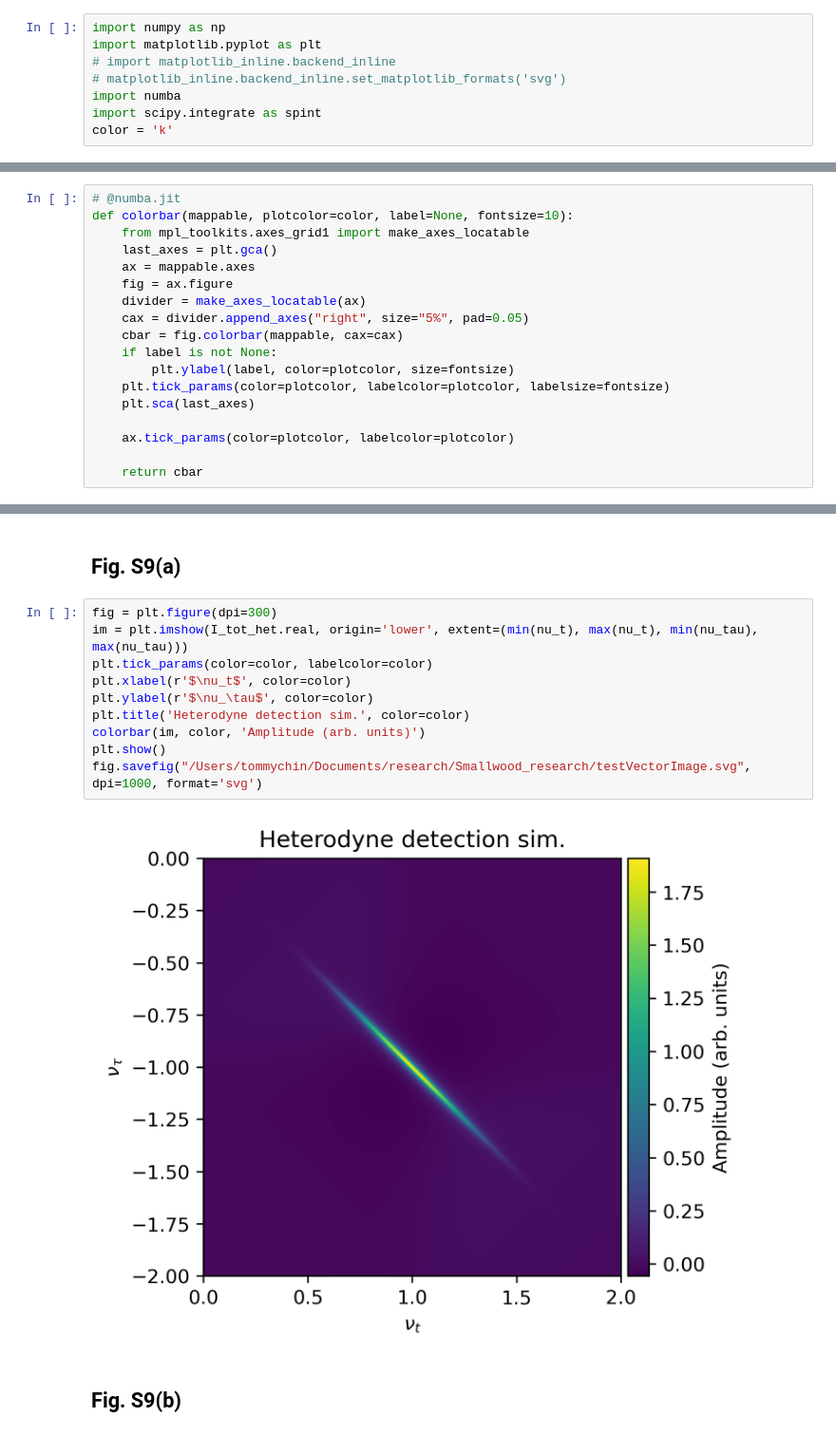
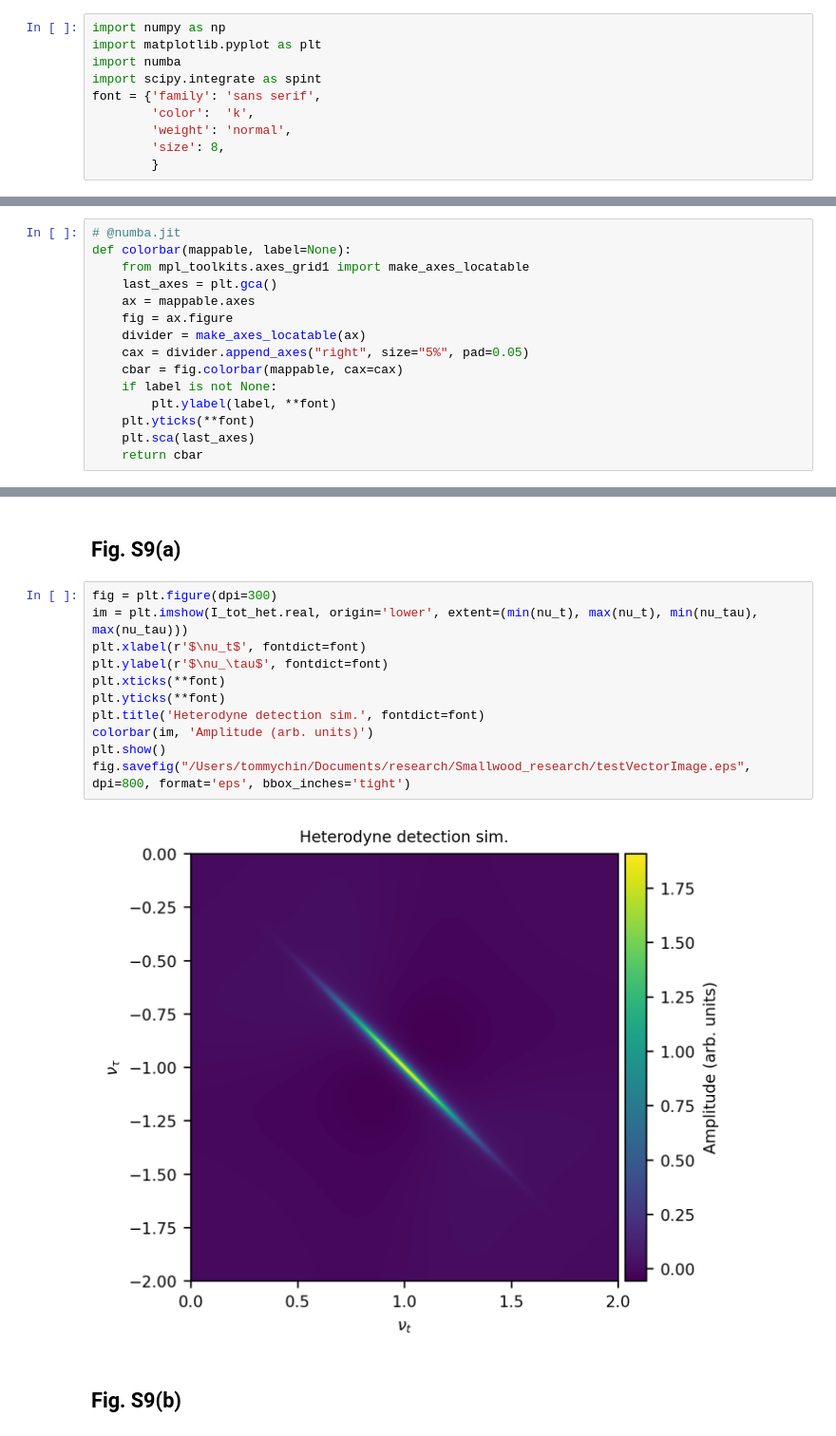
Before and after one commit to tommychinwj/HiddenSiVCenter, a Jupyter notebook: Figures3(a,b).ipynb, the cells around one changed output, grey strips where cells are left out. Shown at 95% size. Cells and saved outputs as stored; diff of their text form.

Commit message:
tight bbox_inches to reduce figure margins, set up dictionary for font formatting: style, size, color, etc.

```diff
--- a/Figures3(a,b).ipynb
+++ b/Figures3(a,b).ipynb
@@ -5,11 +5,13 @@
 # %%
 import numpy as np
 import matplotlib.pyplot as plt
-# import matplotlib_inline.backend_inline
-# matplotlib_inline.backend_inline.set_matplotlib_formats('svg')
 import numba
 import scipy.integrate as spint
-color = 'k'
+font = {'family': 'sans serif',
+        'color':  'k',
+        'weight': 'normal',
+        'size': 8,
+        }
 # %% [markdown]
 # parameters
 # %%
@@ -26,7 +28,7 @@ Gamma10 = gamma10 * 1E-5
 # colorbar function
 # %%
 # @numba.jit
-def colorbar(mappable, plotcolor=color, label=None, fontsize=10):
+def colorbar(mappable, label=None):
     from mpl_toolkits.axes_grid1 import make_axes_locatable
     last_axes = plt.gca()
     ax = mappable.axes
@@ -35,12 +37,9 @@ def colorbar(mappable, plotcolor=color, label=None, fontsize=10):
     cax = divider.append_axes("right", size="5%", pad=0.05)
     cbar = fig.colorbar(mappable, cax=cax)
     if label is not None:
-        plt.ylabel(label, color=plotcolor, size=fontsize)
-    plt.tick_params(color=plotcolor, labelcolor=plotcolor, labelsize=fontsize)
+        plt.ylabel(label, **font)
+    plt.yticks(**font)
     plt.sca(last_axes)
-
-    ax.tick_params(color=plotcolor, labelcolor=plotcolor)
-
     return cbar
 # %% [markdown]
  # complex square function
@@ -154,15 +154,16 @@ I_tot_PL, int_err_PL = infint(argu)
 # %%
 fig = plt.figure(dpi=300)
 im = plt.imshow(I_tot_het.real, origin='lower', extent=(min(nu_t), max(nu_t), min(nu_tau), max(nu_tau)))
-plt.tick_params(color=color, labelcolor=color)
-plt.xlabel(r'$\nu_t$', color=color)
-plt.ylabel(r'$\nu_\tau$', color=color)
-plt.title('Heterodyne detection sim.', color=color)
-colorbar(im, color, 'Amplitude (arb. units)')
+plt.xlabel(r'$\nu_t$', fontdict=font)
+plt.ylabel(r'$\nu_\tau$', fontdict=font)
+plt.xticks(**font)
+plt.yticks(**font)
+plt.title('Heterodyne detection sim.', fontdict=font)
+colorbar(im, 'Amplitude (arb. units)')
 plt.show()
-fig.savefig("/Users/tommychin/Documents/research/Smallwood_research/testVectorImage.svg", dpi=1000, format='svg')
+fig.savefig("/Users/tommychin/Documents/research/Smallwood_research/testVectorImage.eps", dpi=800, format='eps', bbox_inches='tight')
 # %% [output]
-[figure, old version]
+[figure, new version]
 # %% [markdown]
 ## Fig. S9(b)
 # %%
```
Also changed, not shown: parts of 3 cells of this notebook.
